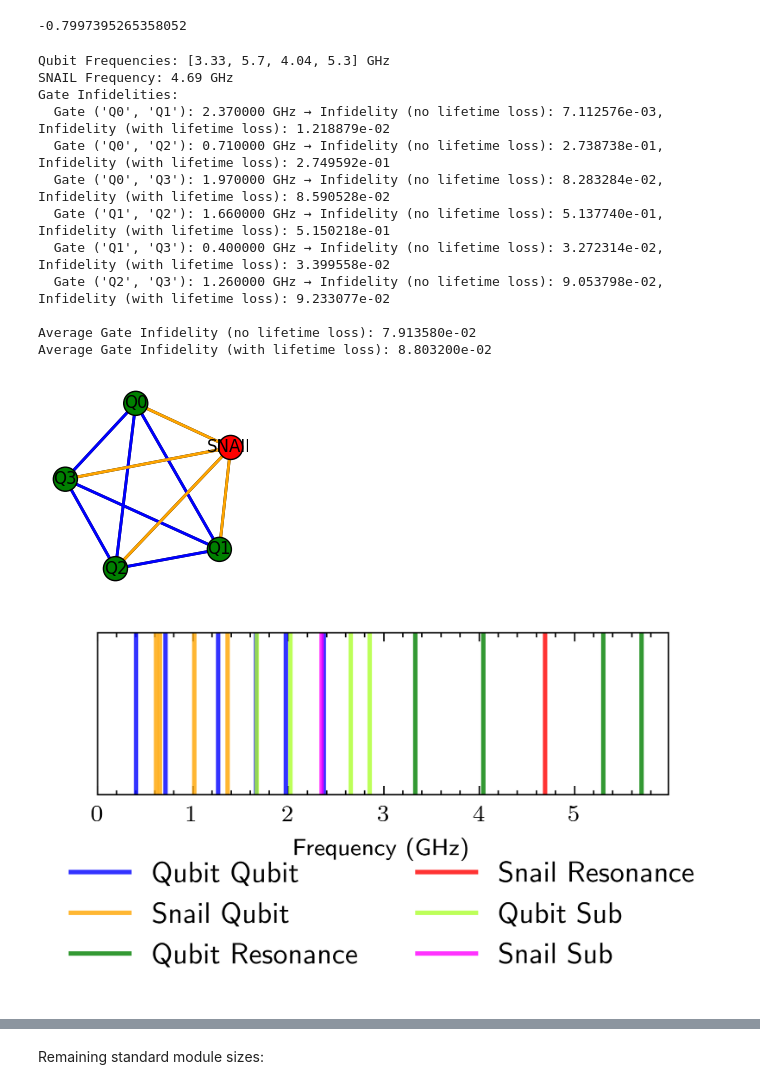
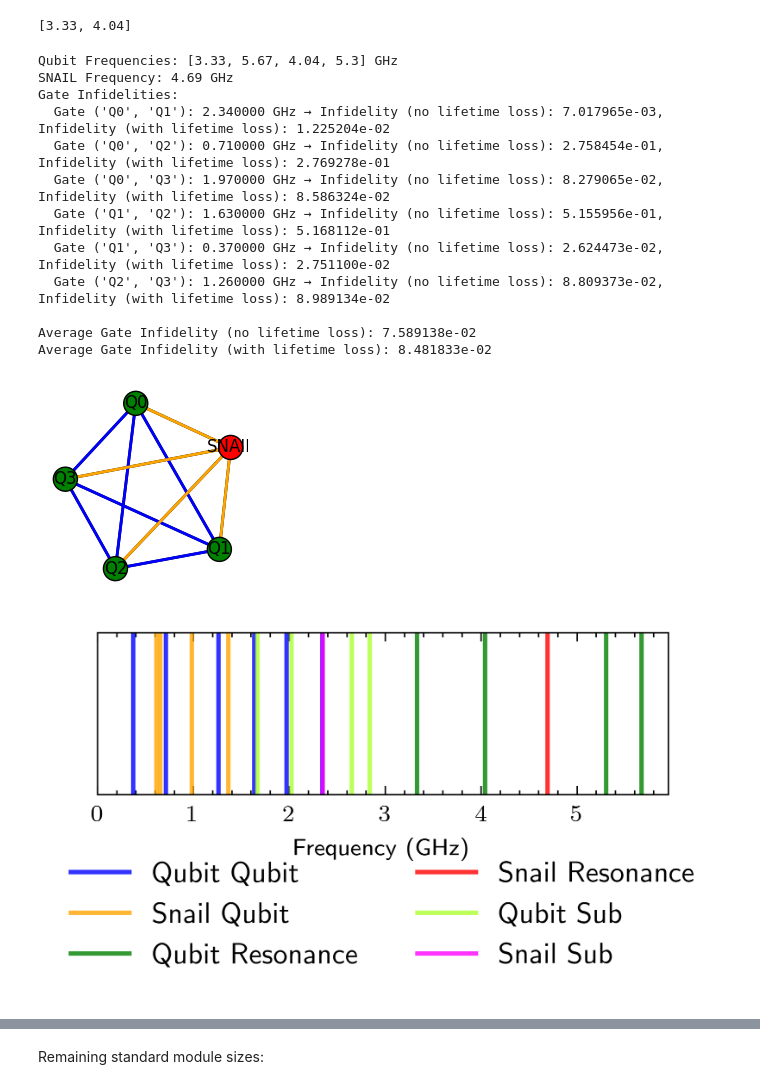
Before and after one commit to PITT-HATLAB/corral_crowding, a Jupyter notebook: src/notebooks/07_numerics.ipynb, the cells around one changed output, grey strips where cells are left out. Saved outputs shown, nothing was run; the diff lists cells and outputs as text; code cells hidden in the pictures.

```diff
--- a/src/notebooks/07_numerics.ipynb
+++ b/src/notebooks/07_numerics.ipynb
@@ -11,40 +11,42 @@ from scipy.optimize import minimize
 from corral_crowding.allocation_optimizer import GateFidelityOptimizer
 from corral_crowding.detuning_fit import compute_infidelity_parameters, decay_fit
 from corral_crowding.module_graph import QuantumModuleGraph
-# %%
-(1.762933e-02 - 8.803200e-02) / 8.803200e-02
-# %% [output]
--0.7997395265358052
+# %%
+[3.66966045, 5.13640275]
+[3.33, 4.04]
+# %% [output]
+[3.33, 4.04]
 # %%
 # baseline from Israa+Gaurav initial designs
 module = QuantumModuleGraph(num_qubits=4)
 optimizer = GateFidelityOptimizer(
     module,
     min_bare_space_ghz=0.2,
     lambdaq=0.08,
     eta=1.8,
     g3=60e6,
     qubit_bounds=(3.3, 5.7),
     snail_bounds=(4.2, 4.7),
     use_lifetime=True,
 )
-optimizer.best_frequencies = [3.33, 5.70, 4.04, 5.3, 4.69]
+optimizer.best_frequencies = [3.33, 5.67, 4.04, 5.30, 4.69]
+# optimizer.best_frequencies = [3.33, 5.70, 5.13640275, 5.3, 4.69]
 optimizer.report_results()
 # %% [output]
-Qubit Frequencies: [3.33, 5.7, 4.04, 5.3] GHz
+Qubit Frequencies: [3.33, 5.67, 4.04, 5.3] GHz
 SNAIL Frequency: 4.69 GHz
 Gate Infidelities:
-  Gate ('Q0', 'Q1'): 2.370000 GHz → Infidelity (no lifetime loss): 7.112576e-03, Infidelity (with lifetime loss): 1.218879e-02
-  Gate ('Q0', 'Q2'): 0.710000 GHz → Infidelity (no lifetime loss): 2.738738e-01, Infidelity (with lifetime loss): 2.749592e-01
-  Gate ('Q0', 'Q3'): 1.970000 GHz → Infidelity (no lifetime loss): 8.283284e-02, Infidelity (with lifetime loss): 8.590528e-02
-  Gate ('Q1', 'Q2'): 1.660000 GHz → Infidelity (no lifetime loss): 5.137740e-01, Infidelity (with lifetime loss): 5.150218e-01
-  Gate ('Q1', 'Q3'): 0.400000 GHz → Infidelity (no lifetime loss): 3.272314e-02, Infidelity (with lifetime loss): 3.399558e-02
-  Gate ('Q2', 'Q3'): 1.260000 GHz → Infidelity (no lifetime loss): 9.053798e-02, Infidelity (with lifetime loss): 9.233077e-02
+  Gate ('Q0', 'Q1'): 2.340000 GHz → Infidelity (no lifetime loss): 7.017965e-03, Infidelity (with lifetime loss): 1.225204e-02
+  Gate ('Q0', 'Q2'): 0.710000 GHz → Infidelity (no lifetime loss): 2.758454e-01, Infidelity (with lifetime loss): 2.769278e-01
+  Gate ('Q0', 'Q3'): 1.970000 GHz → Infidelity (no lifetime loss): 8.279065e-02, Infidelity (with lifetime loss): 8.586324e-02
+  Gate ('Q1', 'Q2'): 1.630000 GHz → Infidelity (no lifetime loss): 5.155956e-01, Infidelity (with lifetime loss): 5.168112e-01
+  Gate ('Q1', 'Q3'): 0.370000 GHz → Infidelity (no lifetime loss): 2.624473e-02, Infidelity (with lifetime loss): 2.751100e-02
+  Gate ('Q2', 'Q3'): 1.260000 GHz → Infidelity (no lifetime loss): 8.809373e-02, Infidelity (with lifetime loss): 8.989134e-02
 
-Average Gate Infidelity (no lifetime loss): 7.913580e-02
-Average Gate Infidelity (with lifetime loss): 8.803200e-02
+Average Gate Infidelity (no lifetime loss): 7.589138e-02
+Average Gate Infidelity (with lifetime loss): 8.481833e-02
 [figure]
-[figure, old version]
+[figure, new version]
 # %%
 module = QuantumModuleGraph(num_qubits=4)
 optimizer = GateFidelityOptimizer(
```
Also changed, not shown: parts of 4 cells of this notebook, 7 other files.
